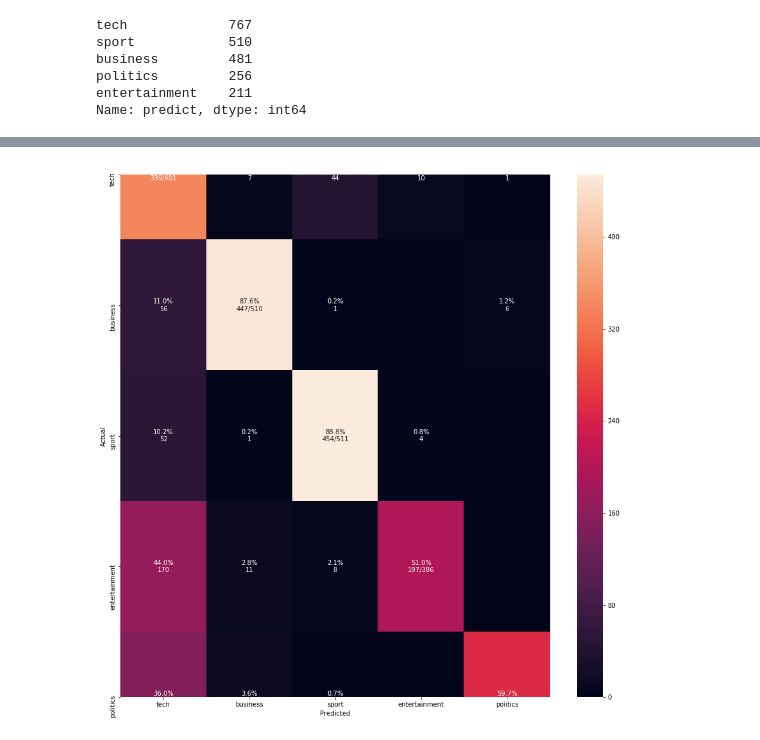
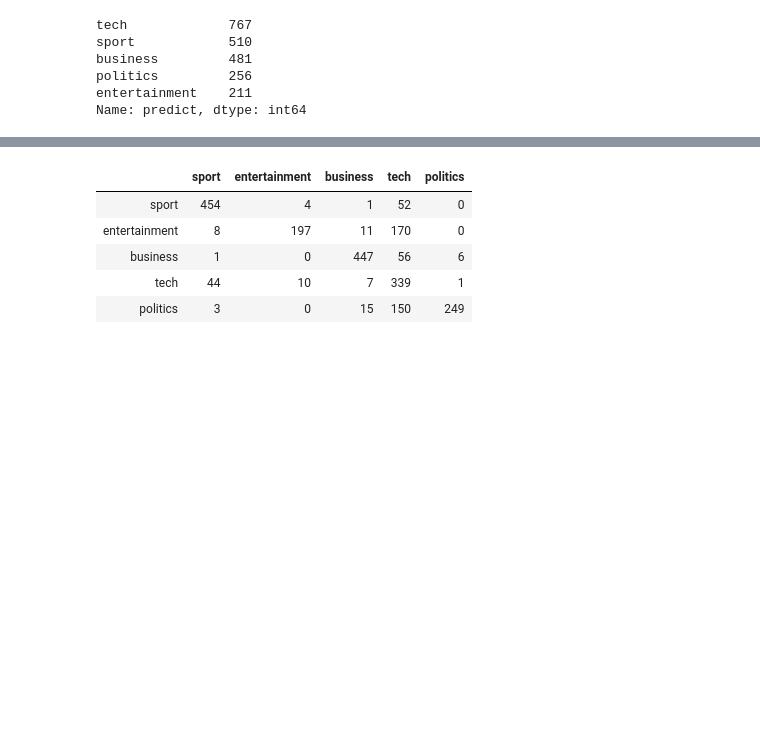
Before and after one commit to shanepeckham/NLP-1, a Jupyter notebook: Complementary_Courses/Document_Clustering/K-Means.ipynb, the cells around one changed output, grey strips where cells are left out. Saved outputs shown, nothing was run; the diff lists cells and outputs as text; code cells hidden in the pictures; blank space fills up the shorter version.

```diff
--- a/Complementary_Courses/Document_Clustering/K-Means.ipynb
+++ b/Complementary_Courses/Document_Clustering/K-Means.ipynb
@@ -556,4 +458,14 @@ def cm_analysis(y_true, y_pred, labels, ymap=None, figsize=(15,15)):
 # %%
-cm_analysis(y_true=data.category, y_pred=data.predict, labels=data.category.unique().tolist())
+cm = confusion_matrix(
+    y_true=data.category,
+    y_pred = data.predict,
+    labels=cluster_preds)
+
+pd.DataFrame(cm, columns=cluster_preds, index=cluster_preds)
 # %% [output]
-[figure, removed]
+|  | sport | entertainment | business | tech | politics |
+| sport | 454 | 4 | 1 | 52 | 0 |
+| entertainment | 8 | 197 | 11 | 170 | 0 |
+| business | 1 | 0 | 447 | 56 | 6 |
+| tech | 44 | 10 | 7 | 339 | 1 |
+| politics | 3 | 0 | 15 | 150 | 249 |
```
Also changed, not shown: parts of 3 cells of this notebook.
